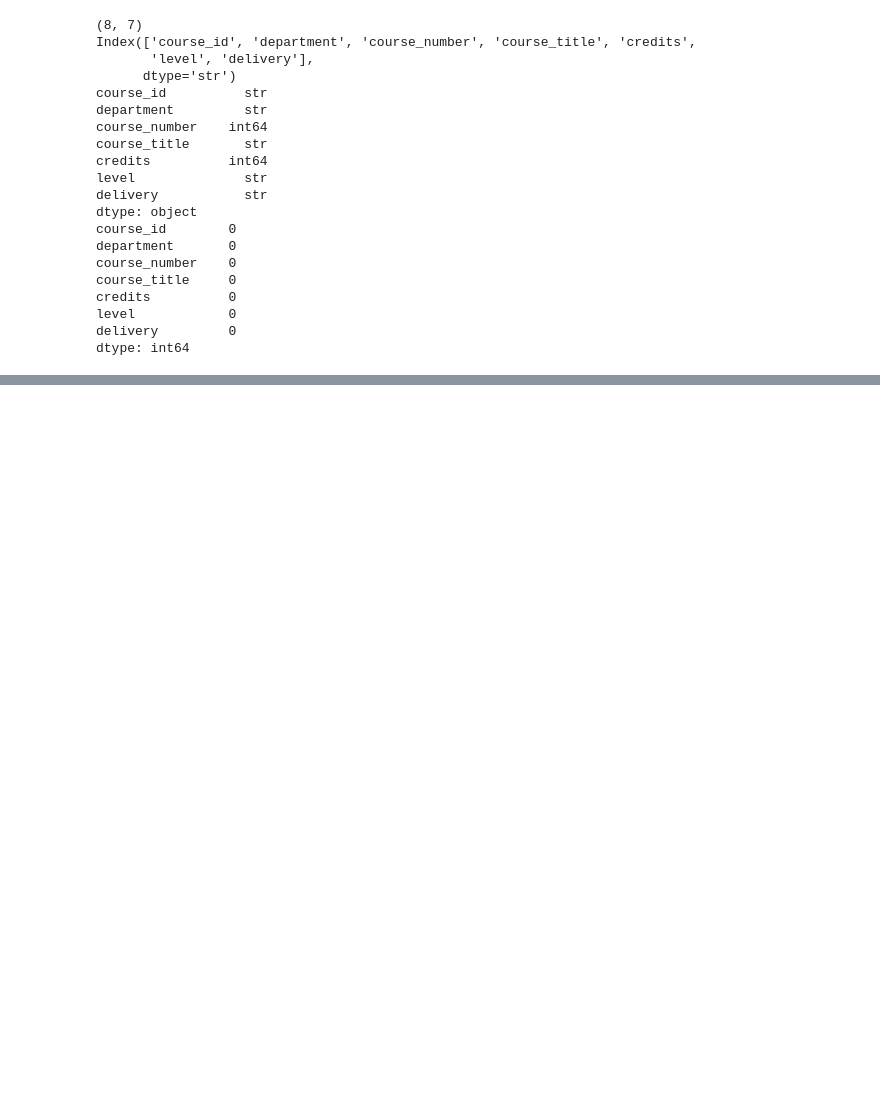
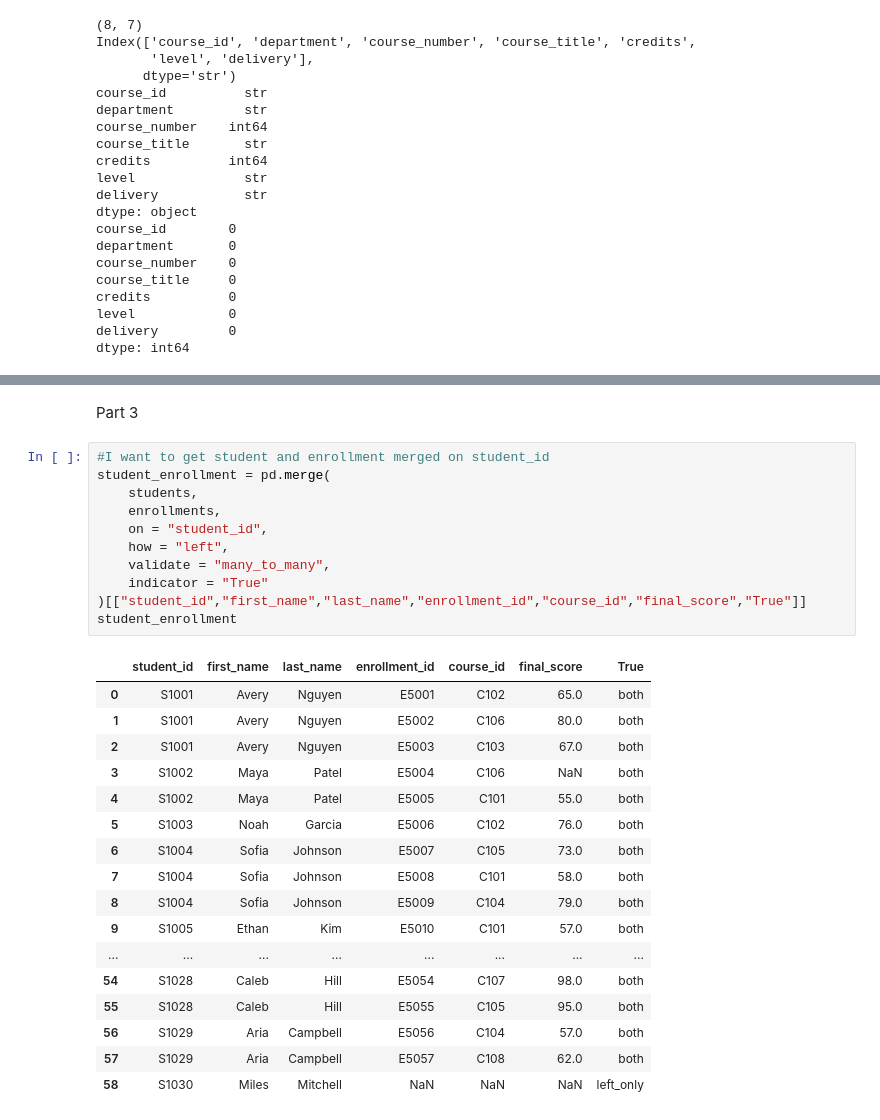
Before and after one commit to lukelowe19/STA556, a Jupyter notebook: notebooks/homework_1.ipynb, the cells around one changed output, grey strips where cells are left out. Saved outputs shown, nothing was run; the diff lists cells and outputs as text; blank space fills up the shorter version.

```diff
--- a/notebooks/homework_1.ipynb
+++ b/notebooks/homework_1.ipynb
@@ -81,0 +119,31 @@ dtype: int64
+# %% [markdown]
+Part 3
+# %%
+#I want to get student and enrollment merged on student_id
+student_enrollment = pd.merge(
+    students,
+    enrollments,
+    on = "student_id",
+    how = "left",
+    validate = "many_to_many",
+    indicator = "True"
+)[["student_id","first_name","last_name","enrollment_id","course_id","final_score","True"]]
+student_enrollment
+# %% [output]
+|  | student_id | first_name | last_name | enrollment_id | course_id | final_score | True |
+| 0 | S1001 | Avery | Nguyen | E5001 | C102 | 65.0 | both |
+| 1 | S1001 | Avery | Nguyen | E5002 | C106 | 80.0 | both |
+| 2 | S1001 | Avery | Nguyen | E5003 | C103 | 67.0 | both |
+| 3 | S1002 | Maya | Patel | E5004 | C106 | NaN | both |
+| 4 | S1002 | Maya | Patel | E5005 | C101 | 55.0 | both |
+| 5 | S1003 | Noah | Garcia | E5006 | C102 | 76.0 | both |
+| 6 | S1004 | Sofia | Johnson | E5007 | C105 | 73.0 | both |
+| 7 | S1004 | Sofia | Johnson | E5008 | C101 | 58.0 | both |
+| 8 | S1004 | Sofia | Johnson | E5009 | C104 | 79.0 | both |
+| 9 | S1005 | Ethan | Kim | E5010 | C101 | 57.0 | both |
+| ... | ... | ... | ... | ... | ... | ... | ... |
+| 54 | S1028 | Caleb | Hill | E5054 | C107 | 98.0 | both |
+| 55 | S1028 | Caleb | Hill | E5055 | C105 | 95.0 | both |
+| 56 | S1029 | Aria | Campbell | E5056 | C104 | 57.0 | both |
+| 57 | S1029 | Aria | Campbell | E5057 | C108 | 62.0 | both |
+| 58 | S1030 | Miles | Mitchell | NaN | NaN | NaN | left_only |
```
Also changed, not shown: parts of 7 cells of this notebook.
